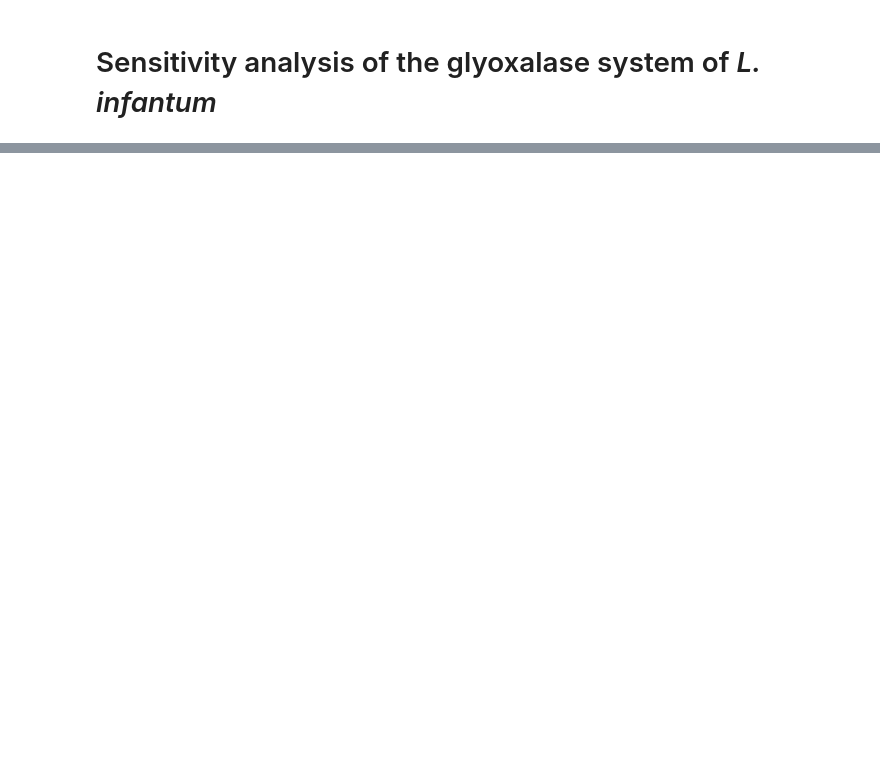
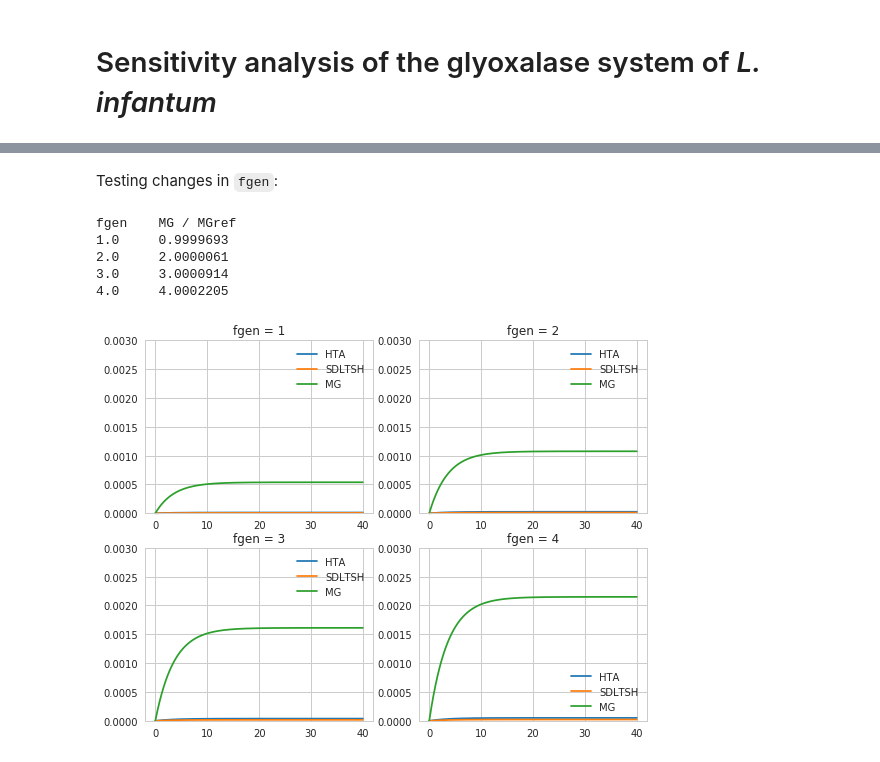
Before and after one commit to aeferreira/papers_repr_glyoxalases, a Jupyter notebook: silva_et_al_2005_FEBS_J/sensitivity_analysis.ipynb, the cells around one changed output, grey strips where cells are left out. Saved outputs shown, nothing was run; the diff lists cells and outputs as text; code cells hidden in the pictures; blank space fills up the shorter version.

```diff
--- a/silva_et_al_2005_FEBS_J/sensitivity_analysis.ipynb
+++ b/silva_et_al_2005_FEBS_J/sensitivity_analysis.ipynb
@@ -193,0 +167,20 @@ NOTE: this Figure 5. of the publication
+# %% [markdown]
+Testing changes in `fgen`:
+# %%
+MG_ref = m_fs.solve(tf=400.0).last['MG']
+
+values = 1, 2, 3, 4
+
+solutions = m_fs.scan({'fgen':values}, tf=40.0)
+print ('fgen\tMG / MGref')
+for v, s in zip(values, solutions):
+    print ('{:.1f}\t{:2.7f}'.format(v, s.last['MG']/MG_ref))
+
+solutions.plot(fig_size=(9,7), yrange=(0,0.003),  titles = ['fgen = %g' % fgen for fgen in values])
+# %% [output]
+fgen    MG / MGref
+1.0     0.9999693
+2.0     2.0000061
+3.0     3.0000914
+4.0     4.0002205
+[figure, added]
```
Also changed, not shown: parts of 39 cells of this notebook, 1 other file.
